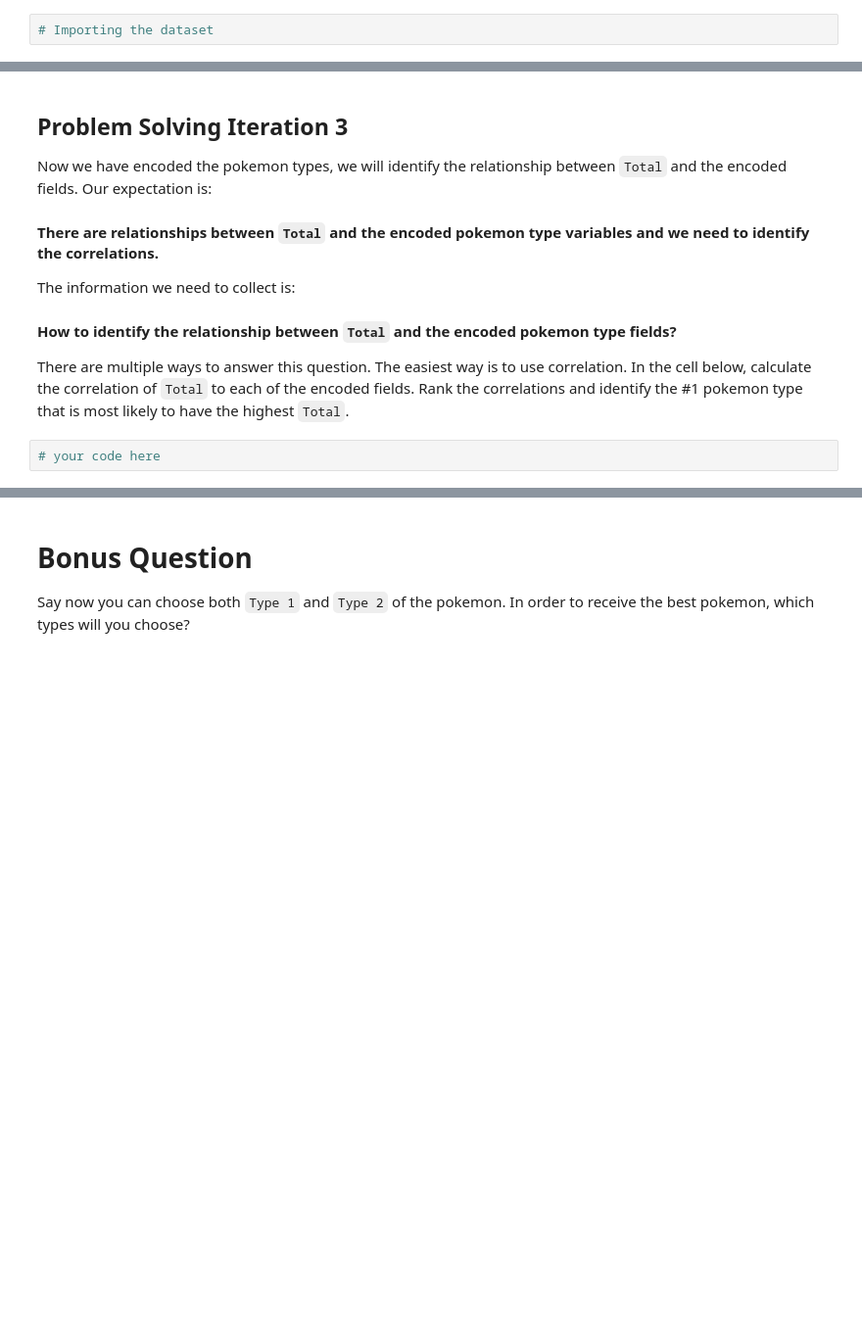
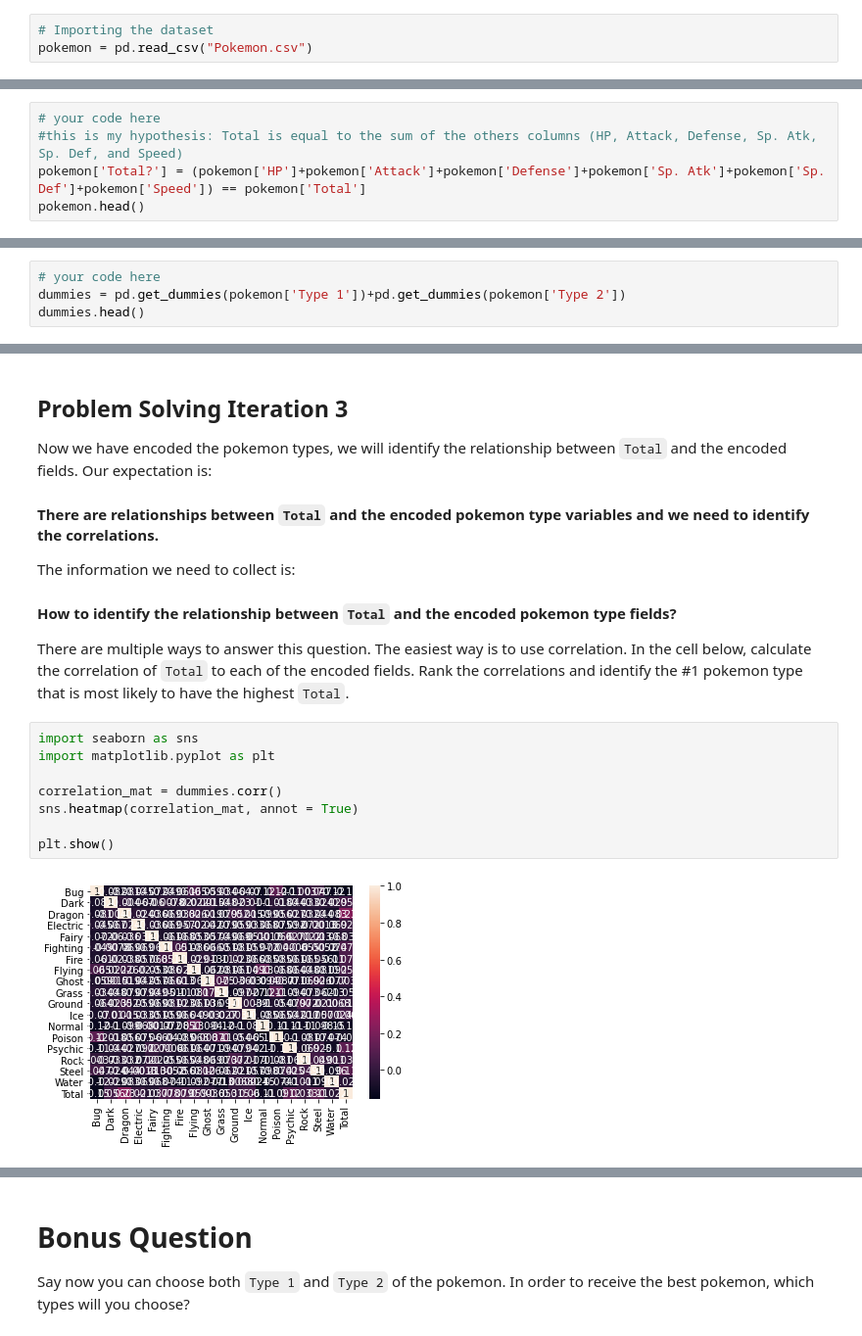
Before and after one commit to ta-data-lis/lab-dataframe-calculations, a Jupyter notebook: your-code/challenge-2.ipynb, the cells around one changed output, grey strips where cells are left out. Shown at 98% size. Cells and saved outputs as stored; diff of their text form; blank space fills up the shorter version.

```diff
--- a/your-code/challenge-2.ipynb
+++ b/your-code/challenge-2.ipynb
@@ -25,6 +25,7 @@ import numpy as np
 import pandas as pd
 # %%
 # Importing the dataset
+pokemon = pd.read_csv("Pokemon.csv")
 # %% [markdown]
 From the data it seems whether a pokemon is good depends on its abilities as represented in the fields of `HP`, `Attack`, `Defense`, `Sp. Atk`, `Sp. Def`, `Speed`, and `Total`. We are not sure about `Generation` and `Legendary` because they are not necessarily the decisive factors of the pokemon abilities.
 
@@ -46,0 +46,5 @@ In the cell below, make a hypothesis on how `Total` is computed and test your hy
+# %%
+# your code here
+#this is my hypothesis: Total is equal to the sum of the others columns (HP, Attack, Defense, Sp. Atk, Sp. Def, and Speed)
+pokemon['Total?'] = (pokemon['HP']+pokemon['Attack']+pokemon['Defense']+pokemon['Sp. Atk']+pokemon['Sp. Def']+pokemon['Speed']) == pokemon['Total']
+pokemon.head()
@@ -76,0 +86,4 @@ The new numerical variables you create should look like below:
+# %%
+# your code here
+dummies = pd.get_dummies(pokemon['Type 1'])+pd.get_dummies(pokemon['Type 2'])
+dummies.head()
@@ -86,5 +122,13 @@ The information we need to collect is:
 #### How to identify the relationship between `Total` and the encoded pokemon type fields?
 
 There are multiple ways to answer this question. The easiest way is to use correlation. In the cell below, calculate the correlation of `Total` to each of the encoded fields. Rank the correlations and identify the #1 pokemon type that is most likely to have the highest `Total`.
-# %%
-# your code here
+# %%
+import seaborn as sns
+import matplotlib.pyplot as plt
+
+correlation_mat = dummies.corr()
+sns.heatmap(correlation_mat, annot = True)
+
+plt.show()
+# %% [output]
+[figure, added]
```
Also changed, not shown: parts of 6 cells of this notebook, 2 other files.
